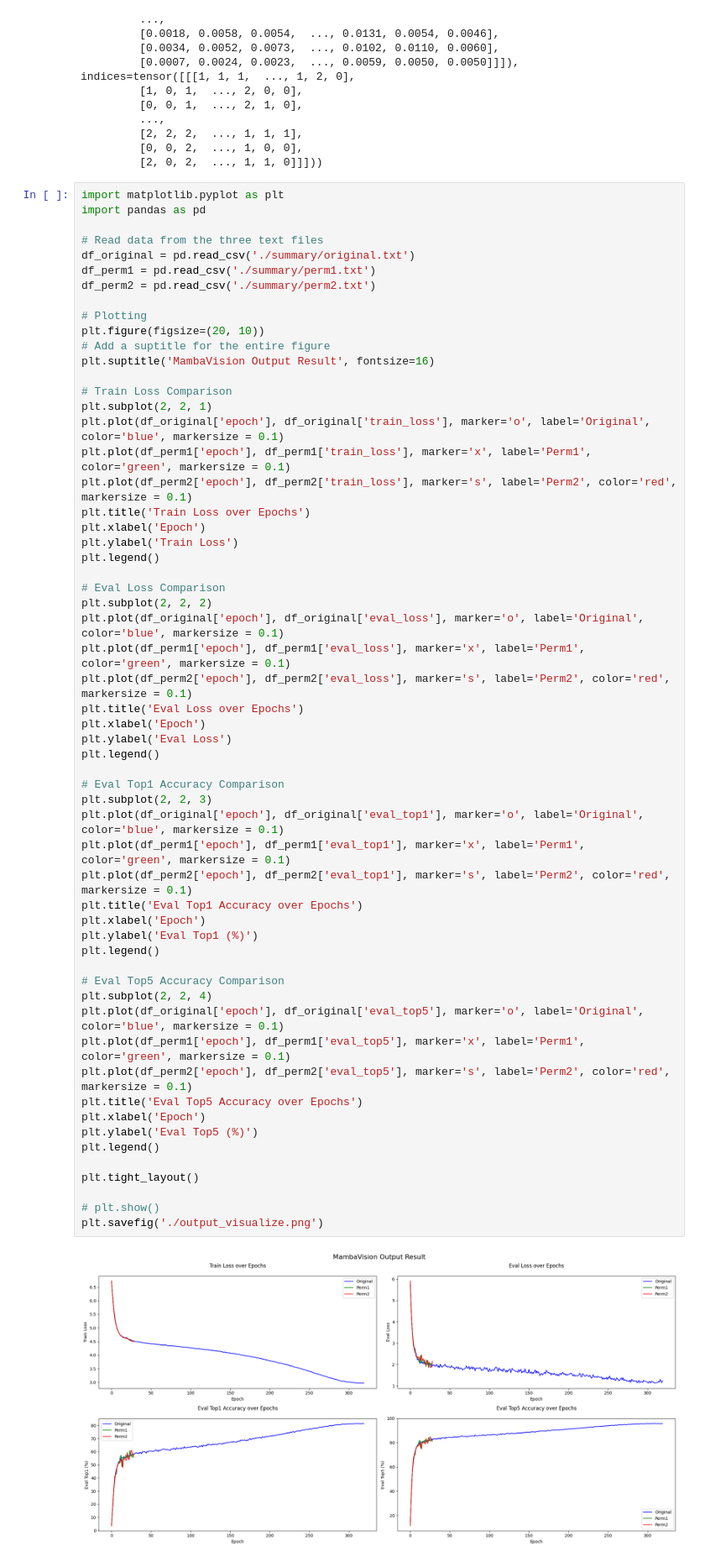
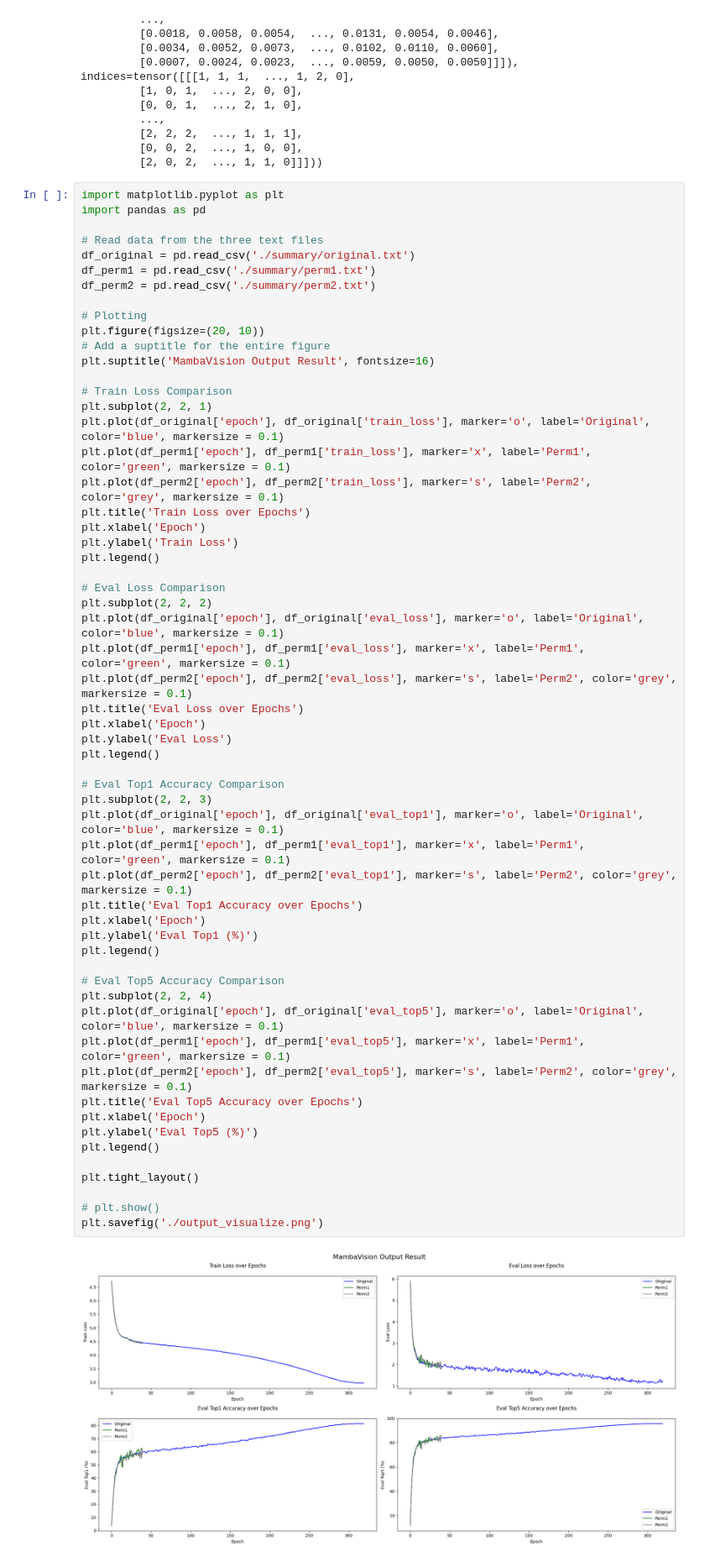
Before and after one commit to vaijsc/vision_ordering_ssms, a Jupyter notebook: visualisation.ipynb, the cells around one changed output. Shown at 84% size. Drawn from its saved outputs; the diff is of its cells as text.

Commit message:
update visualize tasks

```diff
--- a/visualisation.ipynb
+++ b/visualisation.ipynb
@@ -99,7 +99,7 @@ plt.suptitle('MambaVision Output Result', fontsize=16)
 plt.subplot(2, 2, 1)
 plt.plot(df_original['epoch'], df_original['train_loss'], marker='o', label='Original', color='blue', markersize = 0.1)
 plt.plot(df_perm1['epoch'], df_perm1['train_loss'], marker='x', label='Perm1', color='green', markersize = 0.1)
-plt.plot(df_perm2['epoch'], df_perm2['train_loss'], marker='s', label='Perm2', color='red', markersize = 0.1)
+plt.plot(df_perm2['epoch'], df_perm2['train_loss'], marker='s', label='Perm2', color='grey', markersize = 0.1)
 plt.title('Train Loss over Epochs')
 plt.xlabel('Epoch')
 plt.ylabel('Train Loss')
@@ -109,35 +109,35 @@ plt.legend()
 plt.subplot(2, 2, 2)
 plt.plot(df_original['epoch'], df_original['eval_loss'], marker='o', label='Original', color='blue', markersize = 0.1)
 plt.plot(df_perm1['epoch'], df_perm1['eval_loss'], marker='x', label='Perm1', color='green', markersize = 0.1)
-plt.plot(df_perm2['epoch'], df_perm2['eval_loss'], marker='s', label='Perm2', color='red', markersize = 0.1)
+plt.plot(df_perm2['epoch'], df_perm2['eval_loss'], marker='s', label='Perm2', color='grey', markersize = 0.1)
 plt.title('Eval Loss over Epochs')
 plt.xlabel('Epoch')
 plt.ylabel('Eval Loss')
 plt.legend()
 
 # Eval Top1 Accuracy Comparison
 plt.subplot(2, 2, 3)
 plt.plot(df_original['epoch'], df_original['eval_top1'], marker='o', label='Original', color='blue', markersize = 0.1)
 plt.plot(df_perm1['epoch'], df_perm1['eval_top1'], marker='x', label='Perm1', color='green', markersize = 0.1)
-plt.plot(df_perm2['epoch'], df_perm2['eval_top1'], marker='s', label='Perm2', color='red', markersize = 0.1)
+plt.plot(df_perm2['epoch'], df_perm2['eval_top1'], marker='s', label='Perm2', color='grey', markersize = 0.1)
 plt.title('Eval Top1 Accuracy over Epochs')
 plt.xlabel('Epoch')
 plt.ylabel('Eval Top1 (%)')
 plt.legend()
 
 # Eval Top5 Accuracy Comparison
 plt.subplot(2, 2, 4)
 plt.plot(df_original['epoch'], df_original['eval_top5'], marker='o', label='Original', color='blue', markersize = 0.1)
 plt.plot(df_perm1['epoch'], df_perm1['eval_top5'], marker='x', label='Perm1', color='green', markersize = 0.1)
-plt.plot(df_perm2['epoch'], df_perm2['eval_top5'], marker='s', label='Perm2', color='red', markersize = 0.1)
+plt.plot(df_perm2['epoch'], df_perm2['eval_top5'], marker='s', label='Perm2', color='grey', markersize = 0.1)
 plt.title('Eval Top5 Accuracy over Epochs')
 plt.xlabel('Epoch')
 plt.ylabel('Eval Top5 (%)')
 plt.legend()
 
 plt.tight_layout()
 
 # plt.show()
 plt.savefig('./output_visualize.png')
 # %% [output]
-[figure, old version]
+[figure, new version]
```
Also changed, not shown: 3 other files.
